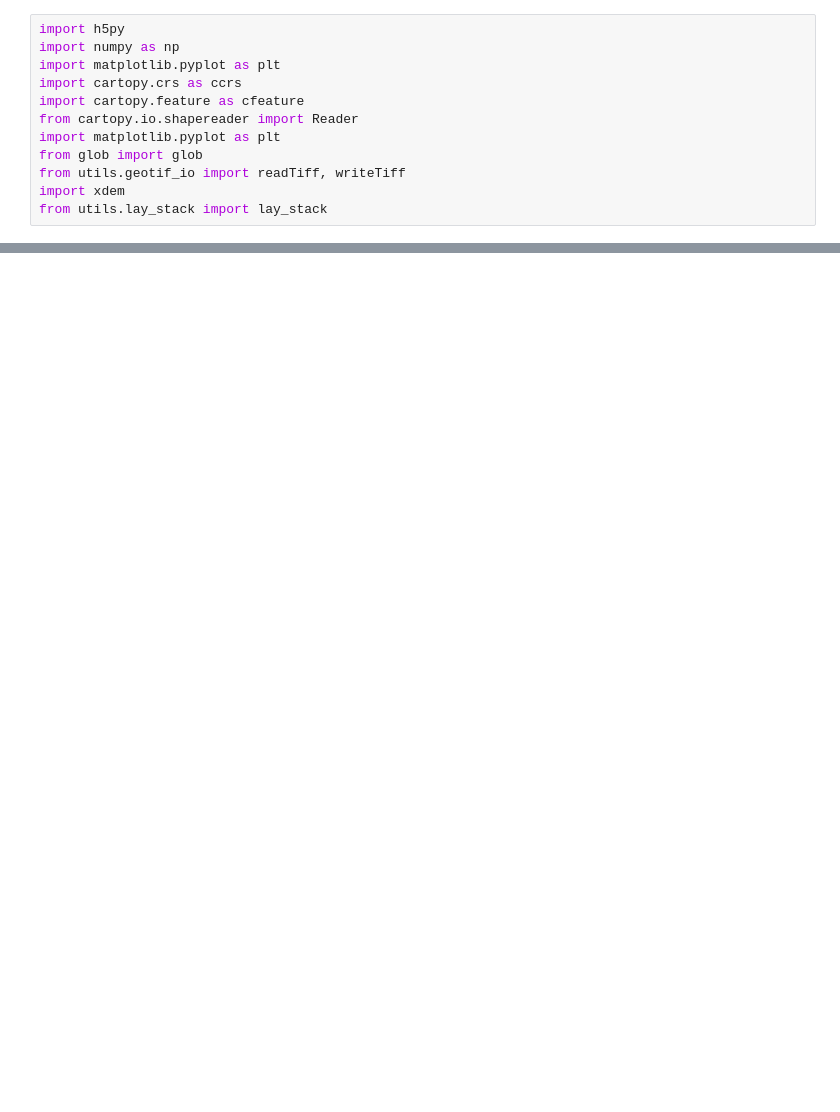
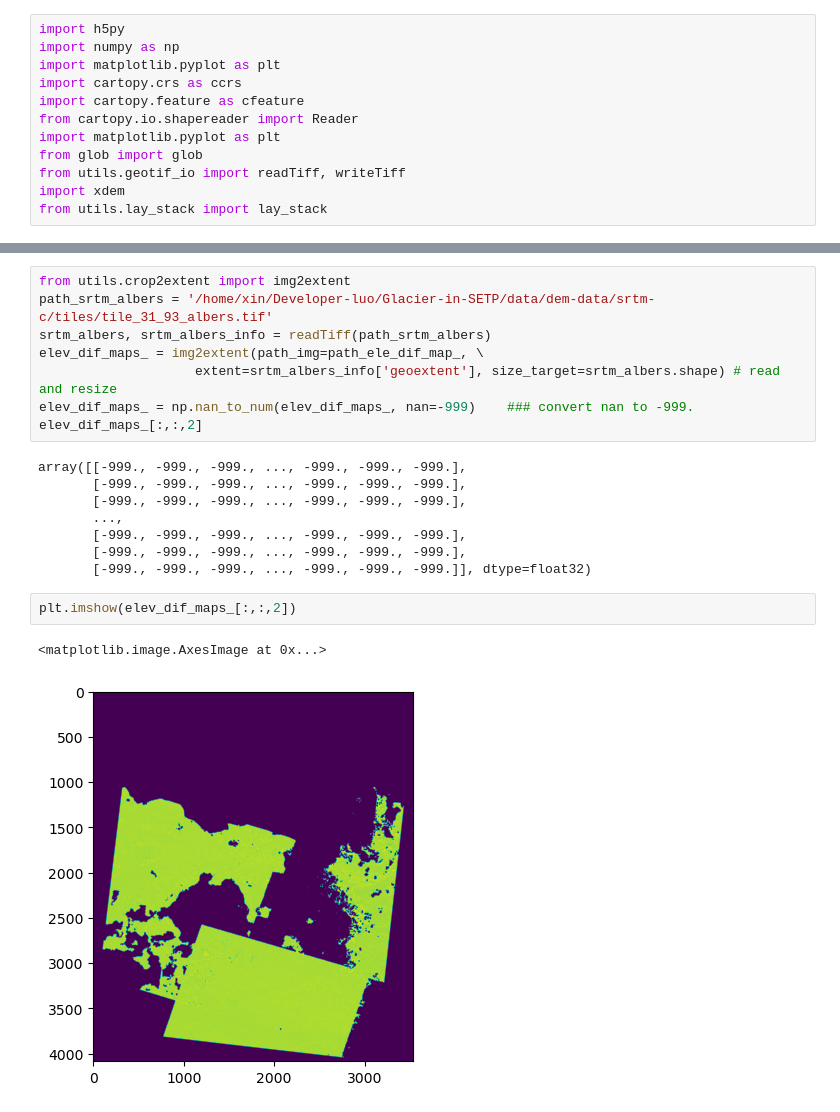
Before and after one commit to xinluo2018/Glacier-in-SETP, a Jupyter notebook: tmp.ipynb, the cells around one changed output, grey strips where cells are left out. Saved outputs shown, nothing was run; the diff lists cells and outputs as text; blank space fills up the shorter version.

```diff
--- a/tmp.ipynb
+++ b/tmp.ipynb
@@ -145,0 +79,21 @@ lay_stack_img_info
+# %%
+from utils.crop2extent import img2extent
+path_srtm_albers = '/home/xin/Developer-luo/Glacier-in-SETP/data/dem-data/srtm-c/tiles/tile_31_93_albers.tif'
+srtm_albers, srtm_albers_info = readTiff(path_srtm_albers)
+elev_dif_maps_ = img2extent(path_img=path_ele_dif_map_, \
+                    extent=srtm_albers_info['geoextent'], size_target=srtm_albers.shape) # read and resize
+elev_dif_maps_ = np.nan_to_num(elev_dif_maps_, nan=-999)    ### convert nan to -999.
+elev_dif_maps_[:,:,2]
+# %% [output]
+array([[-999., -999., -999., ..., -999., -999., -999.],
+       [-999., -999., -999., ..., -999., -999., -999.],
+       [-999., -999., -999., ..., -999., -999., -999.],
+       ...,
+       [-999., -999., -999., ..., -999., -999., -999.],
+       [-999., -999., -999., ..., -999., -999., -999.],
+       [-999., -999., -999., ..., -999., -999., -999.]], dtype=float32)
+# %%
+plt.imshow(elev_dif_maps_[:,:,2])
+# %% [output]
+<matplotlib.image.AxesImage at 0x...>
+[figure, added]
```
Also changed, not shown: parts of 28 cells of this notebook, 8 other files.
